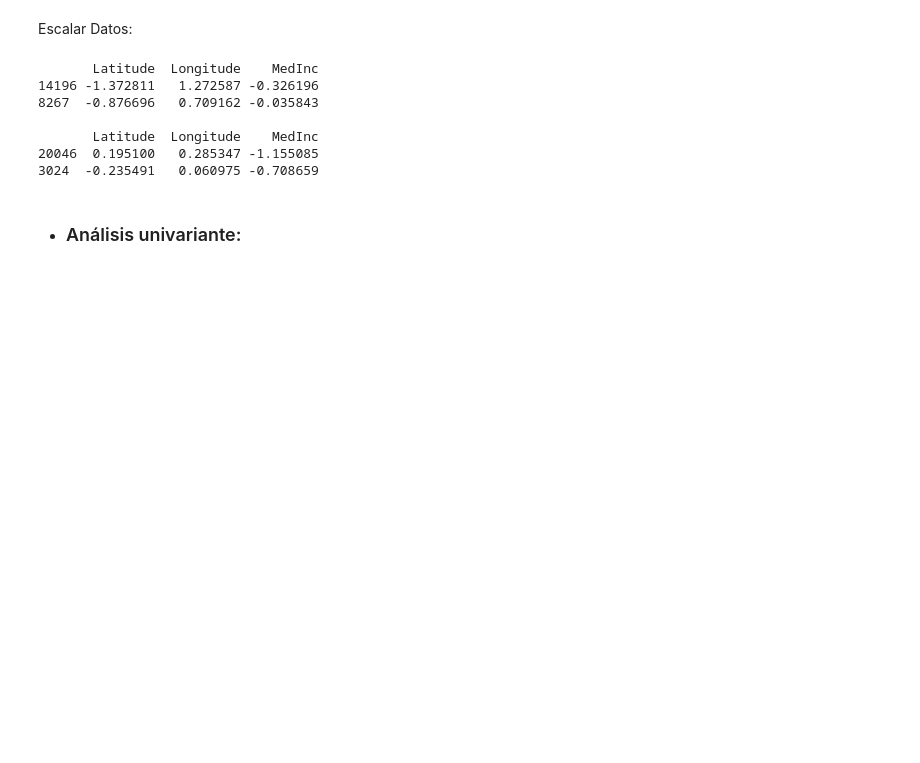
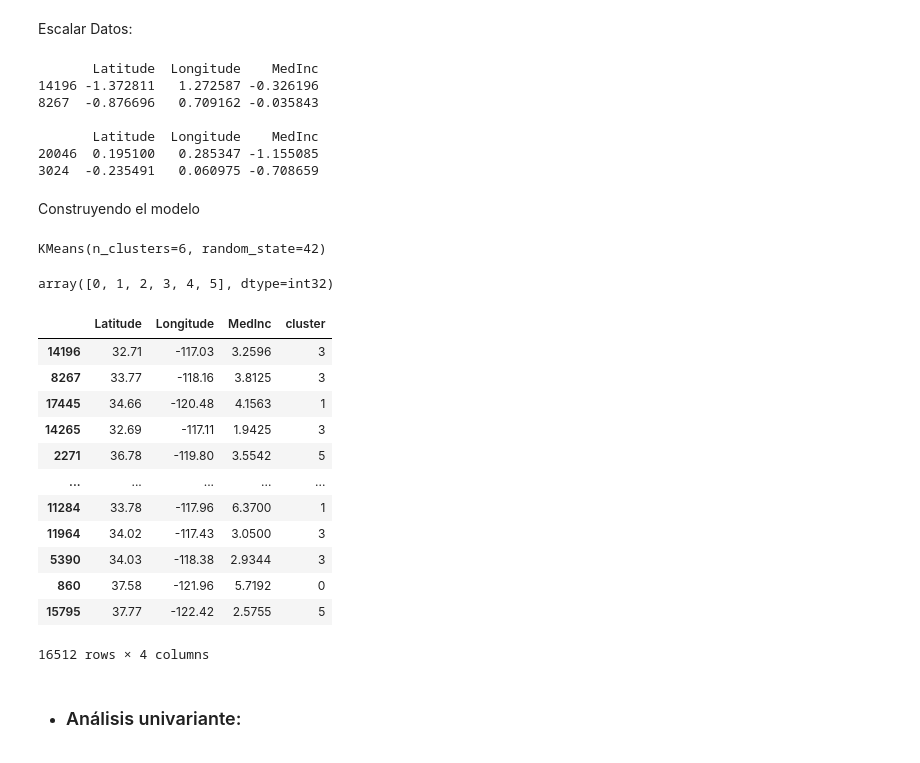
Before and after one commit to josedrosales/Analisis, a Jupyter notebook: models/Unsupervised.ipynb, the cells around one changed output. Drawn from its saved outputs; the diff is of its cells as text; code cells hidden in the pictures; blank space fills up the shorter version.

```diff
--- a/models/Unsupervised.ipynb
+++ b/models/Unsupervised.ipynb
@@ -126,6 +126,42 @@ print(X_test_scaled.head(2))
        Latitude  Longitude    MedInc
 20046  0.195100   0.285347 -1.155085
 3024  -0.235491   0.060975 -0.708659
+# %% [markdown]
+Construyendo el modelo
+# %%
+from sklearn.cluster import KMeans
+
+kmeans_model = KMeans(n_clusters=6, init='k-means++', max_iter=300, random_state=42)
+kmeans_model.fit(X_train_scaled)
+# %% [output]
+KMeans(n_clusters=6, random_state=42)
+# %%
+import numpy as np
+
+cluster_train = kmeans_model.predict(X_train_scaled)
+np.unique(cluster_train)
+# %% [output]
+array([0, 1, 2, 3, 4, 5], dtype=int32)
+# %%
+#Añadir nueva columna al dataframe
+
+dataframe_train = dataframe.loc[X_train.index]
+dataframe_train["cluster"] =  cluster_train
+dataframe_train
+# %% [output]
+|  | Latitude | Longitude | MedInc | cluster |
+| 14196 | 32.71 | -117.03 | 3.2596 | 3 |
+| 8267 | 33.77 | -118.16 | 3.8125 | 3 |
+| 17445 | 34.66 | -120.48 | 4.1563 | 1 |
+| 14265 | 32.69 | -117.11 | 1.9425 | 3 |
+| 2271 | 36.78 | -119.80 | 3.5542 | 5 |
+| ... | ... | ... | ... | ... |
+| 11284 | 33.78 | -117.96 | 6.3700 | 1 |
+| 11964 | 34.02 | -117.43 | 3.0500 | 3 |
+| 5390 | 34.03 | -118.38 | 2.9344 | 3 |
+| 860 | 37.58 | -121.96 | 5.7192 | 0 |
+| 15795 | 37.77 | -122.42 | 2.5755 | 5 |
+16512 rows × 4 columns
 # %% [markdown]
 - ### Análisis univariante:
 # %%
```
